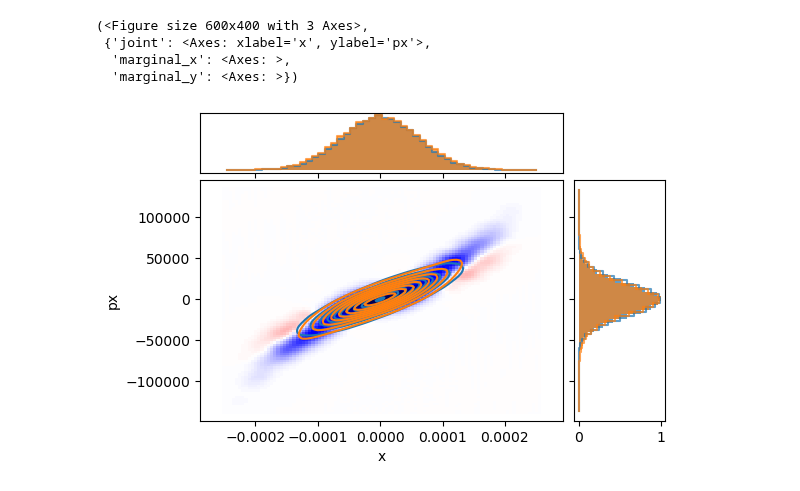
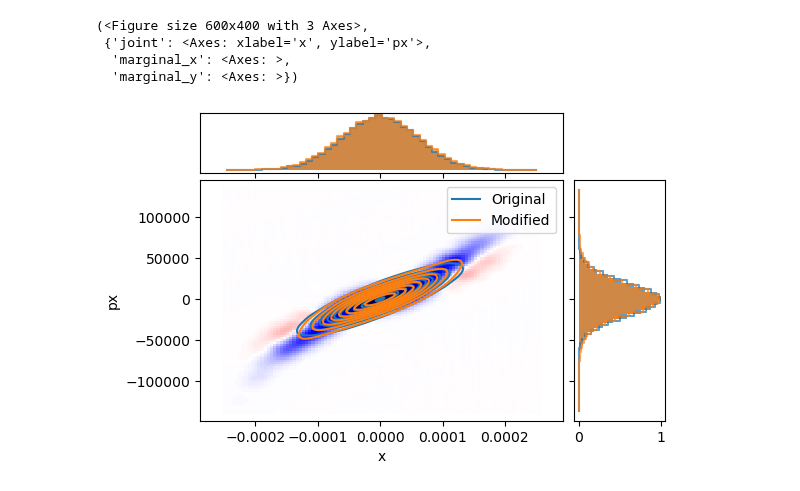
Before and after one commit to electronsandstuff/electronsandstuff, a Jupyter notebook: notebooks/beam_diff.ipynb, the cells around one changed output. Saved outputs shown, nothing was run; the diff lists cells and outputs as text; code cells hidden in the pictures.

Commit message:
add legend

```diff
--- a/notebooks/beam_diff.ipynb
+++ b/notebooks/beam_diff.ipynb
@@ -4,18 +4,18 @@ from pmd_beamphysics import ParticleGroup
 # %%
 # Load example particle group (from OpenPMD-Beamphysics documentation)
 pg1 = ParticleGroup("data/bmad_particles.h5")
 
 # Produce a modified beam
 pg2 = pg1.copy()
 pg2.x = pg2.x * 1.05
 pg2.px = pg2.px * 0.95
 pg2.px += pg2.x**3 * 5e15
 
 # Compare the two
-phase_space_diff(pg1, pg2, "x", "px")
+phase_space_diff(pg1, pg2, "x", "px", label_a="Original", label_b="Modified")
 # %% [output]
 (<Figure size 600x400 with 3 Axes>,
  {'joint': <Axes: xlabel='x', ylabel='px'>,
   'marginal_x': <Axes: >,
   'marginal_y': <Axes: >})
-[figure, old version]
+[figure, new version]
```
Also changed, not shown: 1 other file.
